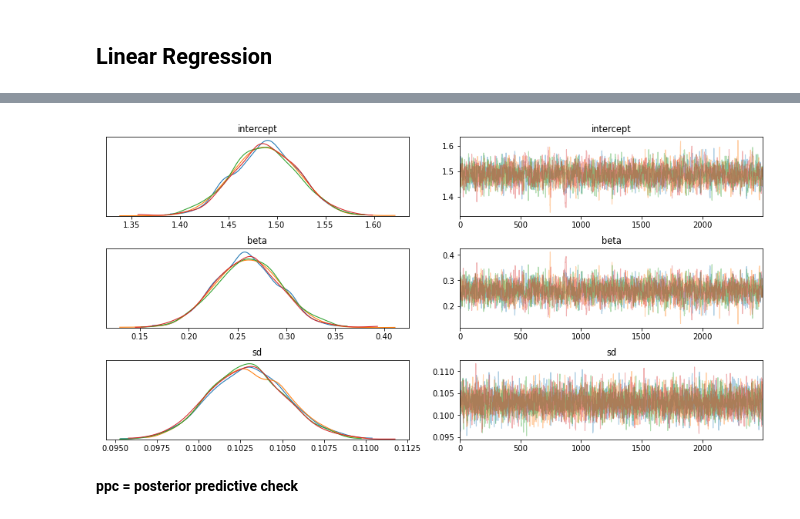
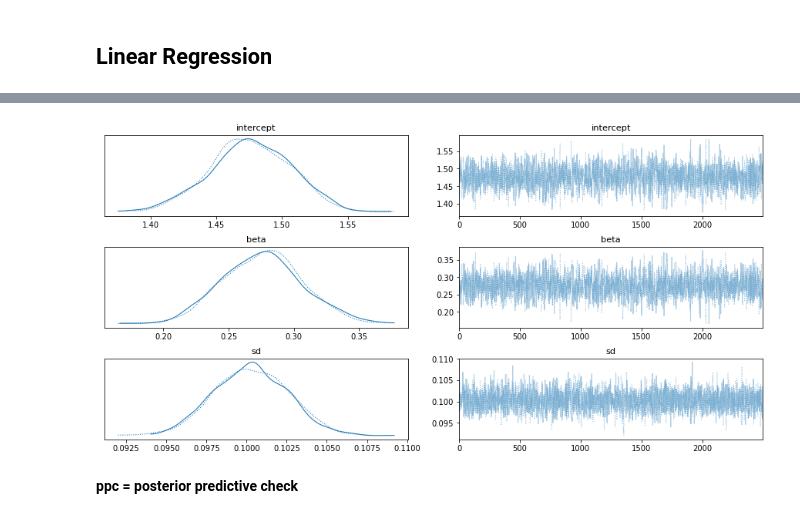
Before and after one commit to tianxiang84/bayesian_inference_pymc3, a Jupyter notebook: ODSC_East_2021/intro_Bayesian_PyMC3_ODSC_April_2021.ipynb, the cells around one changed output, grey strips where cells are left out. Saved outputs shown, nothing was run; the diff lists cells and outputs as text; code cells hidden in the pictures.

```diff
--- a/ODSC_East_2021/intro_Bayesian_PyMC3_ODSC_April_2021.ipynb
+++ b/ODSC_East_2021/intro_Bayesian_PyMC3_ODSC_April_2021.ipynb
@@ -193,10 +244,11 @@ The acceptance probability does not match the target. It is 0.886693209752226, b
 # %%
-pm.traceplot(trace, ['intercept', 'beta', 'sd']);
+pm.plot_trace(trace, ['intercept', 'beta', 'sd']);
+# pm.traceplot(trace, ['intercept', 'beta', 'sd']);
 # intercept: true = 1.5 | prior = .75
 # beta: true = .25 | prior = 0.
 # true sd = .1
 # %% [output]
-[figure, old version]
+[figure, new version]
 # %% [markdown]
 **ppc = posterior predictive check**
 # %%
```
Also changed, not shown: parts of 12 cells of this notebook.
